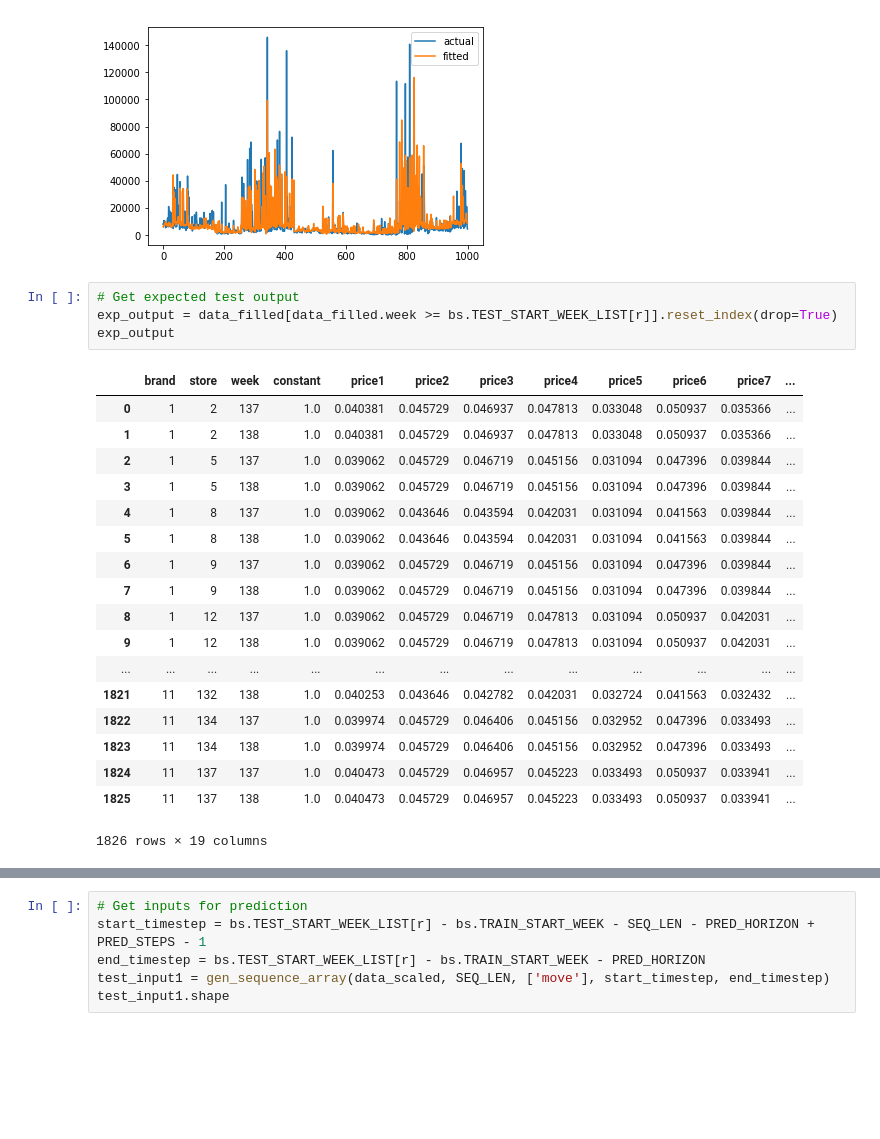
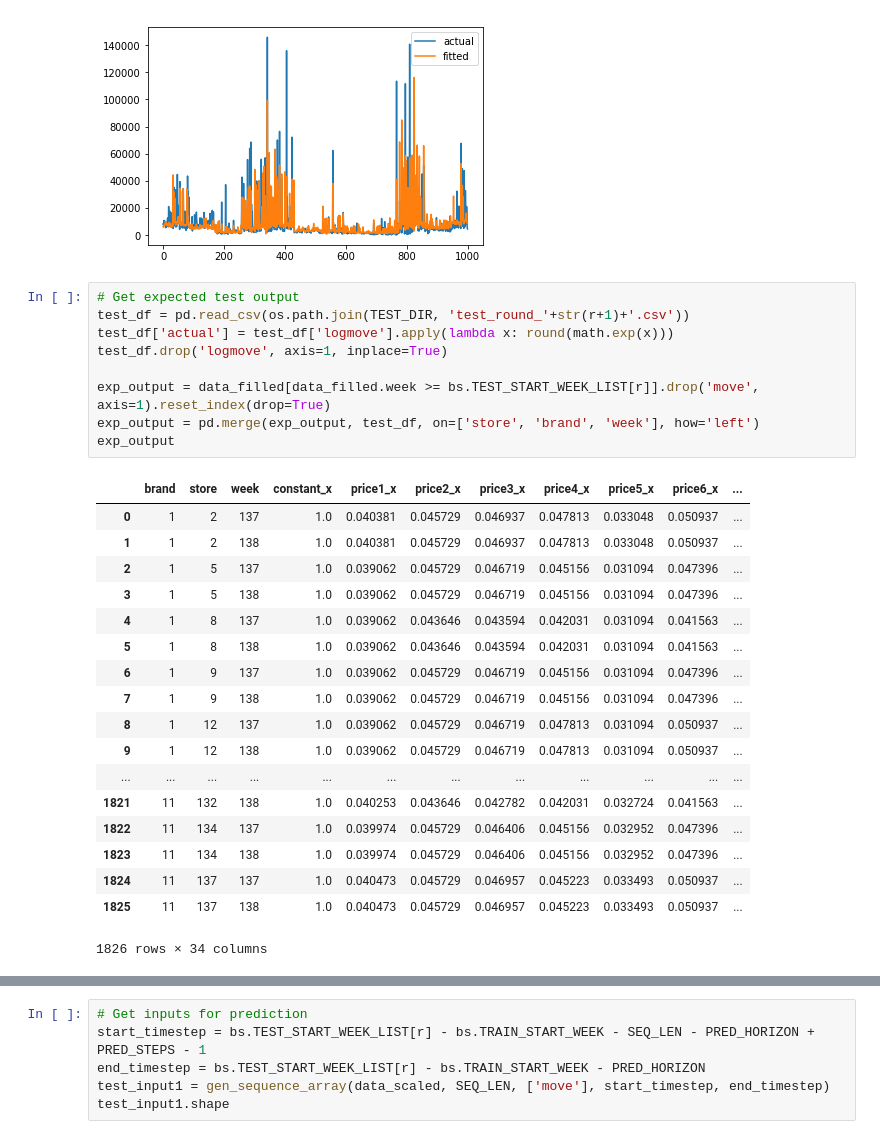
Before and after one commit to sdonohoo/forecasting, a Jupyter notebook: retail_sales/OrangeJuice_Pt_3Weeks_Weekly/submissions/DilatedCNN/train_score.ipynb, the cells around one changed output, grey strips where cells are left out. Drawn from its saved outputs; the diff is of its cells as text; blank space fills up the shorter version.

```diff
--- a/retail_sales/OrangeJuice_Pt_3Weeks_Weekly/submissions/DilatedCNN/train_score.ipynb
+++ b/retail_sales/OrangeJuice_Pt_3Weeks_Weekly/submissions/DilatedCNN/train_score.ipynb
@@ -359,29 +359,34 @@ plt.show()
 # %% [output]
 [figure]
 [figure]
-# %%
-# Get expected test output
-exp_output = data_filled[data_filled.week >= bs.TEST_START_WEEK_LIST[r]].reset_index(drop=True)
-exp_output
-# %% [output]
-|  | brand | store | week | constant | price1 | price2 | price3 | price4 | price5 | price6 | price7 | ... |
-| 0 | 1 | 2 | 137 | 1.0 | 0.040381 | 0.045729 | 0.046937 | 0.047813 | 0.033048 | 0.050937 | 0.035366 | ... |
-| 1 | 1 | 2 | 138 | 1.0 | 0.040381 | 0.045729 | 0.046937 | 0.047813 | 0.033048 | 0.050937 | 0.035366 | ... |
-| 2 | 1 | 5 | 137 | 1.0 | 0.039062 | 0.045729 | 0.046719 | 0.045156 | 0.031094 | 0.047396 | 0.039844 | ... |
-| 3 | 1 | 5 | 138 | 1.0 | 0.039062 | 0.045729 | 0.046719 | 0.045156 | 0.031094 | 0.047396 | 0.039844 | ... |
-| 4 | 1 | 8 | 137 | 1.0 | 0.039062 | 0.043646 | 0.043594 | 0.042031 | 0.031094 | 0.041563 | 0.039844 | ... |
-| 5 | 1 | 8 | 138 | 1.0 | 0.039062 | 0.043646 | 0.043594 | 0.042031 | 0.031094 | 0.041563 | 0.039844 | ... |
-| 6 | 1 | 9 | 137 | 1.0 | 0.039062 | 0.045729 | 0.046719 | 0.045156 | 0.031094 | 0.047396 | 0.039844 | ... |
-| 7 | 1 | 9 | 138 | 1.0 | 0.039062 | 0.045729 | 0.046719 | 0.045156 | 0.031094 | 0.047396 | 0.039844 | ... |
-| 8 | 1 | 12 | 137 | 1.0 | 0.039062 | 0.045729 | 0.046719 | 0.047813 | 0.031094 | 0.050937 | 0.042031 | ... |
-| 9 | 1 | 12 | 138 | 1.0 | 0.039062 | 0.045729 | 0.046719 | 0.047813 | 0.031094 | 0.050937 | 0.042031 | ... |
-| ... | ... | ... | ... | ... | ... | ... | ... | ... | ... | ... | ... | ... |
-| 1821 | 11 | 132 | 138 | 1.0 | 0.040253 | 0.043646 | 0.042782 | 0.042031 | 0.032724 | 0.041563 | 0.032432 | ... |
-| 1822 | 11 | 134 | 137 | 1.0 | 0.039974 | 0.045729 | 0.046406 | 0.045156 | 0.032952 | 0.047396 | 0.033493 | ... |
-| 1823 | 11 | 134 | 138 | 1.0 | 0.039974 | 0.045729 | 0.046406 | 0.045156 | 0.032952 | 0.047396 | 0.033493 | ... |
-| 1824 | 11 | 137 | 137 | 1.0 | 0.040473 | 0.045729 | 0.046957 | 0.045223 | 0.033493 | 0.050937 | 0.033941 | ... |
-| 1825 | 11 | 137 | 138 | 1.0 | 0.040473 | 0.045729 | 0.046957 | 0.045223 | 0.033493 | 0.050937 | 0.033941 | ... |
-1826 rows × 19 columns
+# %%
+# Get expected test output
+test_df = pd.read_csv(os.path.join(TEST_DIR, 'test_round_'+str(r+1)+'.csv'))
+test_df['actual'] = test_df['logmove'].apply(lambda x: round(math.exp(x)))
+test_df.drop('logmove', axis=1, inplace=True)
+
+exp_output = data_filled[data_filled.week >= bs.TEST_START_WEEK_LIST[r]].drop('move', axis=1).reset_index(drop=True)
+exp_output = pd.merge(exp_output, test_df, on=['store', 'brand', 'week'], how='left')
+exp_output
+# %% [output]
+|  | brand | store | week | constant_x | price1_x | price2_x | price3_x | price4_x | price5_x | price6_x | ... |
+| 0 | 1 | 2 | 137 | 1.0 | 0.040381 | 0.045729 | 0.046937 | 0.047813 | 0.033048 | 0.050937 | ... |
+| 1 | 1 | 2 | 138 | 1.0 | 0.040381 | 0.045729 | 0.046937 | 0.047813 | 0.033048 | 0.050937 | ... |
+| 2 | 1 | 5 | 137 | 1.0 | 0.039062 | 0.045729 | 0.046719 | 0.045156 | 0.031094 | 0.047396 | ... |
+| 3 | 1 | 5 | 138 | 1.0 | 0.039062 | 0.045729 | 0.046719 | 0.045156 | 0.031094 | 0.047396 | ... |
+| 4 | 1 | 8 | 137 | 1.0 | 0.039062 | 0.043646 | 0.043594 | 0.042031 | 0.031094 | 0.041563 | ... |
+| 5 | 1 | 8 | 138 | 1.0 | 0.039062 | 0.043646 | 0.043594 | 0.042031 | 0.031094 | 0.041563 | ... |
+| 6 | 1 | 9 | 137 | 1.0 | 0.039062 | 0.045729 | 0.046719 | 0.045156 | 0.031094 | 0.047396 | ... |
+| 7 | 1 | 9 | 138 | 1.0 | 0.039062 | 0.045729 | 0.046719 | 0.045156 | 0.031094 | 0.047396 | ... |
+| 8 | 1 | 12 | 137 | 1.0 | 0.039062 | 0.045729 | 0.046719 | 0.047813 | 0.031094 | 0.050937 | ... |
+| 9 | 1 | 12 | 138 | 1.0 | 0.039062 | 0.045729 | 0.046719 | 0.047813 | 0.031094 | 0.050937 | ... |
+| ... | ... | ... | ... | ... | ... | ... | ... | ... | ... | ... | ... |
+| 1821 | 11 | 132 | 138 | 1.0 | 0.040253 | 0.043646 | 0.042782 | 0.042031 | 0.032724 | 0.041563 | ... |
+| 1822 | 11 | 134 | 137 | 1.0 | 0.039974 | 0.045729 | 0.046406 | 0.045156 | 0.032952 | 0.047396 | ... |
+| 1823 | 11 | 134 | 138 | 1.0 | 0.039974 | 0.045729 | 0.046406 | 0.045156 | 0.032952 | 0.047396 | ... |
+| 1824 | 11 | 137 | 137 | 1.0 | 0.040473 | 0.045729 | 0.046957 | 0.045223 | 0.033493 | 0.050937 | ... |
+| 1825 | 11 | 137 | 138 | 1.0 | 0.040473 | 0.045729 | 0.046957 | 0.045223 | 0.033493 | 0.050937 | ... |
+1826 rows × 34 columns
 # %%
 start_timestep = 0
 end_timestep = PRED_STEPS-1
```
Also changed, not shown: parts of 3 cells of this notebook, 1 other file.
